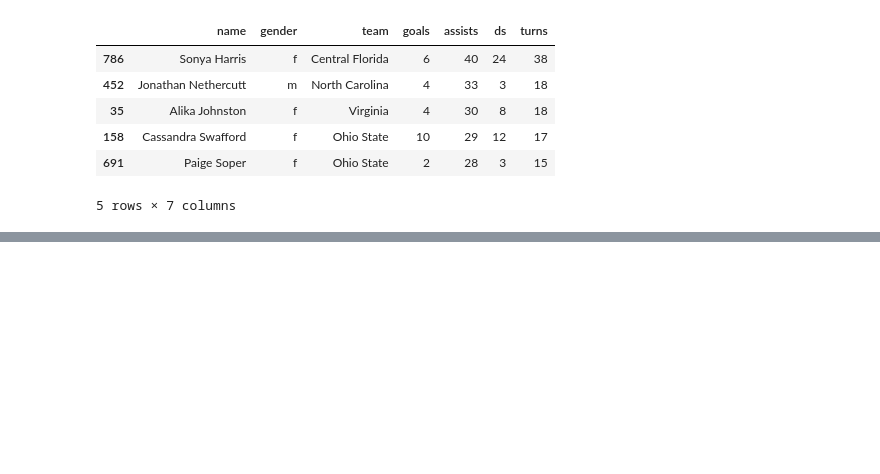
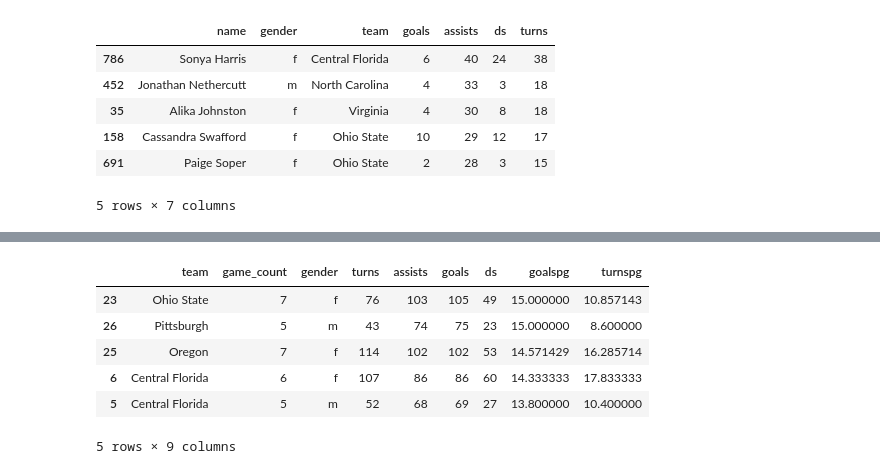
Before and after one commit to llimllib/2014collegechamps, a Jupyter notebook: Analysis.ipynb, the cells around one changed output, grey strips where cells are left out. Saved outputs shown, nothing was run; the diff lists cells and outputs as text; code cells hidden in the pictures; blank space fills up the shorter version.

```diff
--- a/Analysis.ipynb
+++ b/Analysis.ipynb
@@ -67,0 +79,13 @@ c.head()
+# %%
+tp = (pergame.groupby(["team", "game_count", "gender"], as_index=False)
+ .sum()
+ .sort("goalspg", ascending=False))
+tp.head()
+# %% [output]
+|  | team | game_count | gender | turns | assists | goals | ds | goalspg | turnspg |
+| 23 | Ohio State | 7 | f | 76 | 103 | 105 | 49 | 15.000000 | 10.857143 |
+| 26 | Pittsburgh | 5 | m | 43 | 74 | 75 | 23 | 15.000000 | 8.600000 |
+| 25 | Oregon | 7 | f | 114 | 102 | 102 | 53 | 14.571429 | 16.285714 |
+| 6 | Central Florida | 6 | f | 107 | 86 | 86 | 60 | 14.333333 | 17.833333 |
+| 5 | Central Florida | 5 | m | 52 | 68 | 69 | 27 | 13.800000 | 10.400000 |
+5 rows × 9 columns
```
Also changed, not shown: parts of 8 cells of this notebook.
